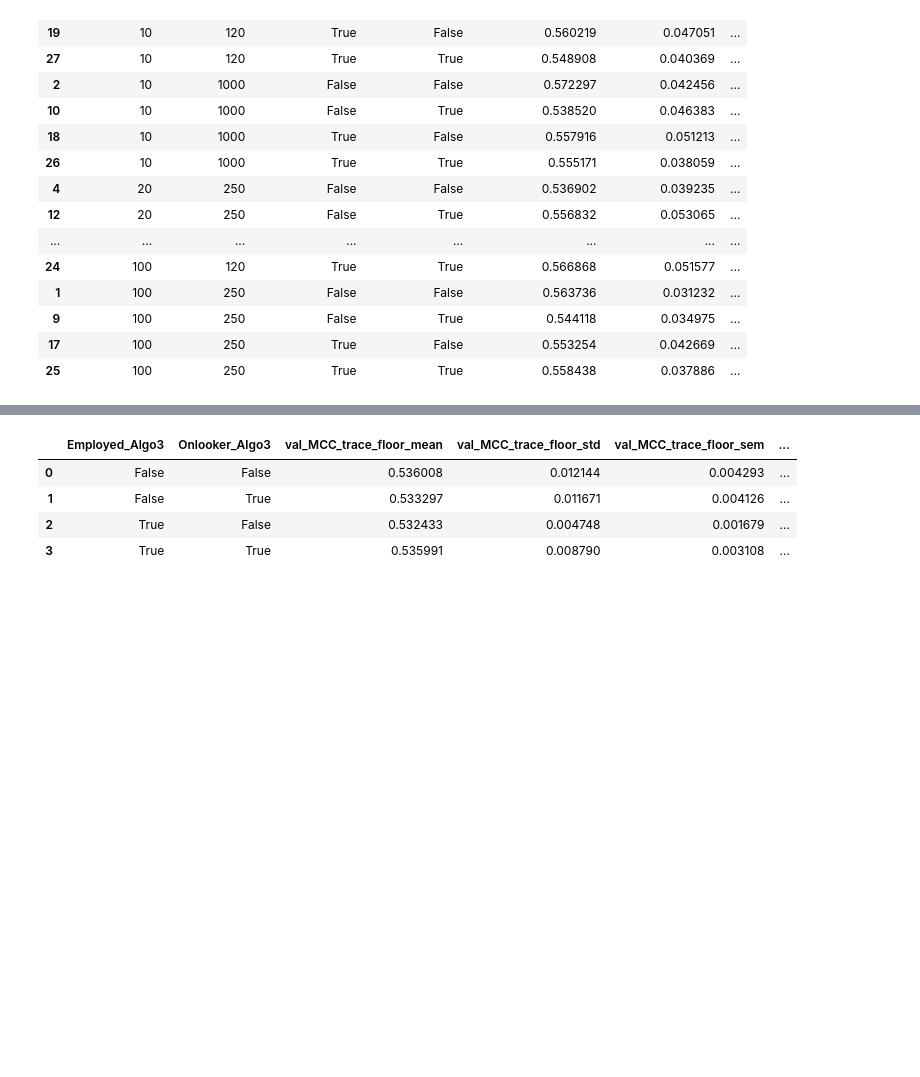
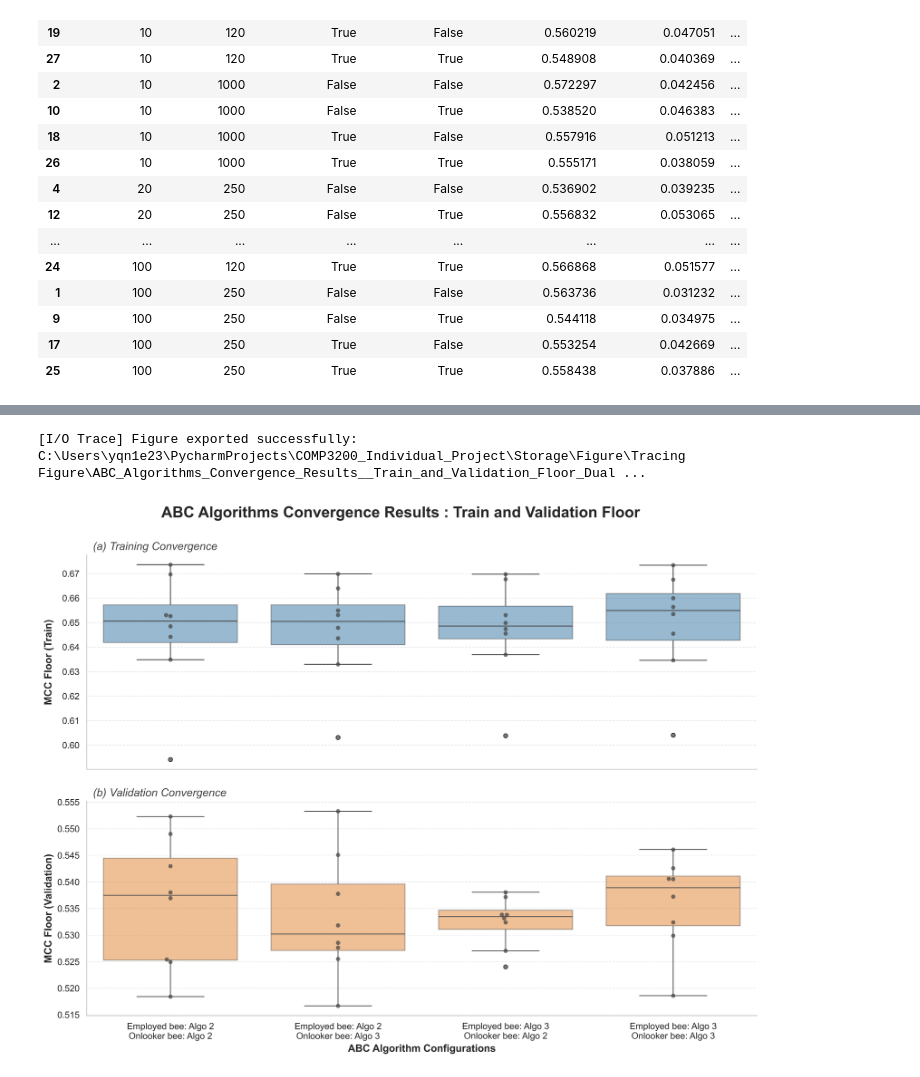
Before and after one commit to youquanneu/COMP3200_Individual_Project, a Jupyter notebook: Storage/Record/Algo History/Algo History Evaluation.ipynb, the cells around one changed output, grey strips where cells are left out. Saved outputs shown, nothing was run; the diff lists cells and outputs as text; code cells hidden in the pictures; blank space fills up the shorter version.

```diff
--- a/Storage/Record/Algo History/Algo History Evaluation.ipynb
+++ b/Storage/Record/Algo History/Algo History Evaluation.ipynb
@@ -49,13 +50,5 @@ summary_floor
-# %%
-df = summary_floor.groupby(['Employed_Algo3', 'Onlooker_Algo3']).agg(['mean', 'std', 'sem'])
-df.columns = ['_'.join(col).strip() for col in df.columns.values]
-df = df.reset_index()
-
-df['Triple LCB'] = df['val_MCC_trace_floor_mean'] - GlobalSetting.seed_punish_coe * df['val_MCC_trace_floor_std']
-df
-# %% [output]
-|  | Employed_Algo3 | Onlooker_Algo3 | val_MCC_trace_floor_mean | val_MCC_trace_floor_std | val_MCC_trace_floor_sem | ... |
-| 0 | False | False | 0.536008 | 0.012144 | 0.004293 | ... |
-| 1 | False | True | 0.533297 | 0.011671 | 0.004126 | ... |
-| 2 | True | False | 0.532433 | 0.004748 | 0.001679 | ... |
-| 3 | True | True | 0.535991 | 0.008790 | 0.003108 | ... |
+# %%
+Plotting.plot_ABC_algo_tracing(summary_for_evaluation,is_final_record=True)
+# %% [output]
+[I/O Trace] Figure exported successfully: C:\Users\yqn1e23\PycharmProjects\COMP3200_Individual_Project\Storage\Figure\Tracing Figure\ABC_Algorithms_Convergence_Results__Train_and_Validation_Floor_Dual ...
+[figure, added]
```
Also changed, not shown: parts of 4 cells of this notebook, 11 other files.
